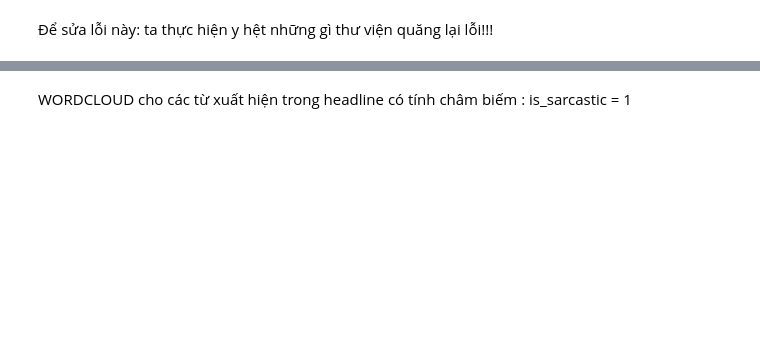
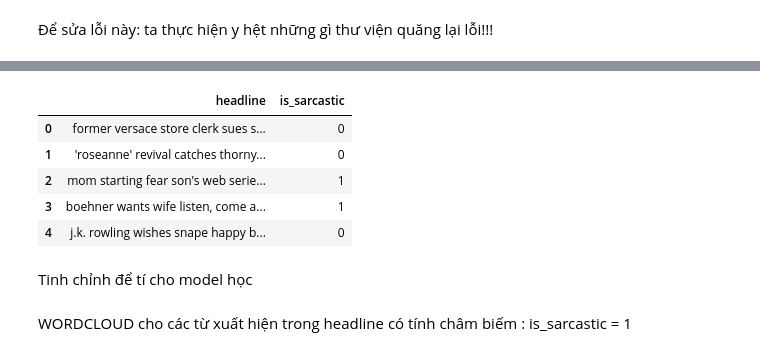
Before and after one commit to doanthuyennt/Sarcasm-Detection, a Jupyter notebook: Sarcasm_Detection.ipynb, the cells around one changed output, grey strips where cells are left out. Drawn from its saved outputs; the diff is of its cells as text; code cells hidden in the pictures; blank space fills up the shorter version.

```diff
--- a/Sarcasm_Detection.ipynb
+++ b/Sarcasm_Detection.ipynb
@@ -163,0 +319,13 @@ data_first
+# %%
+full_data = pd.concat((data_first,data_second))
+# %%
+full_data.head()
+# %% [output]
+|  | headline | is_sarcastic |
+| 0 | former versace store clerk sues s... | 0 |
+| 1 | 'roseanne' revival catches thorny... | 0 |
+| 2 | mom starting fear son's web serie... | 1 |
+| 3 | boehner wants wife listen, come a... | 1 |
+| 4 | j.k. rowling wishes snape happy b... | 0 |
+# %% [markdown]
+Tinh chỉnh để tí cho model học
```
Also changed, not shown: parts of 94 cells of this notebook.
